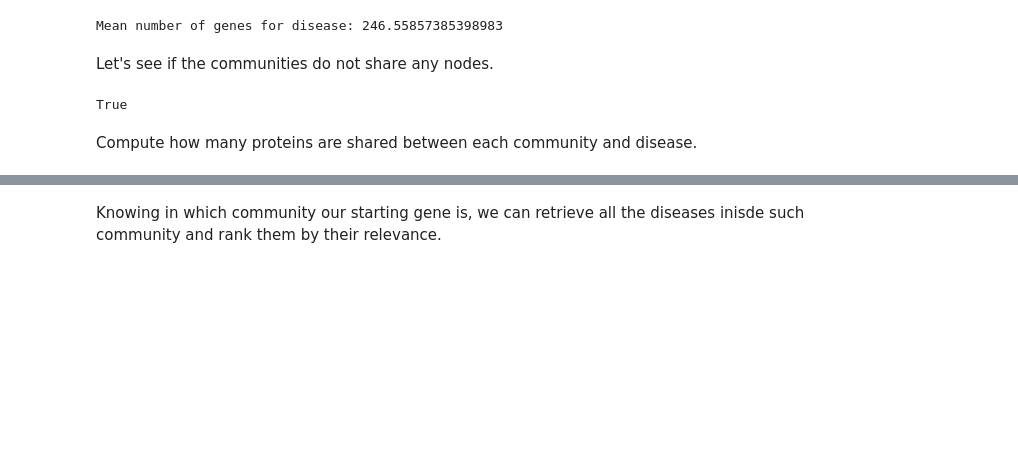
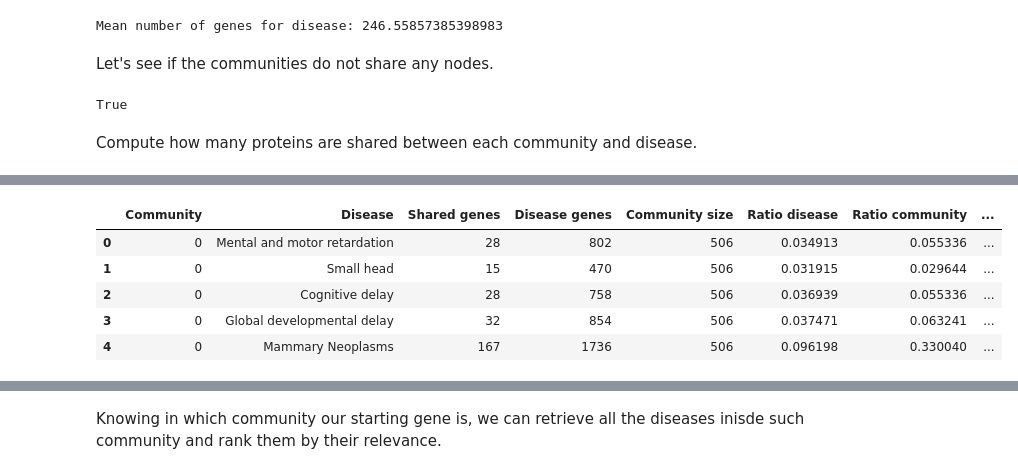
Before and after one commit to nikodallanoce/ComputationalHealthLaboratory, a Jupyter notebook: 2_Community_Analysis.ipynb, the cells around one changed output, grey strips where cells are left out. Cells and saved outputs as stored; diff of their text form; code cells hidden in the pictures; blank space fills up the shorter version.

```diff
--- a/2_Community_Analysis.ipynb
+++ b/2_Community_Analysis.ipynb
@@ -177,3 +177,12 @@ communities_rank[communities_rank["Disease"]=="Tooth size discrepancy"]
+# %%
+communities_rank.head()
+# %% [output]
+|  | Community | Disease | Shared genes | Disease genes | Community size | Ratio disease | Ratio community | ... |
+| 0 | 0 | Mental and motor retardation | 28 | 802 | 506 | 0.034913 | 0.055336 | ... |
+| 1 | 0 | Small head | 15 | 470 | 506 | 0.031915 | 0.029644 | ... |
+| 2 | 0 | Cognitive delay | 28 | 758 | 506 | 0.036939 | 0.055336 | ... |
+| 3 | 0 | Global developmental delay | 32 | 854 | 506 | 0.037471 | 0.063241 | ... |
+| 4 | 0 | Mammary Neoplasms | 167 | 1736 | 506 | 0.096198 | 0.330040 | ... |
 # %%
 communities_rank.to_csv("datasets/communities_metrics.csv")
 # %%
```
Also changed, not shown: parts of 10 cells of this notebook, 2 other files.
